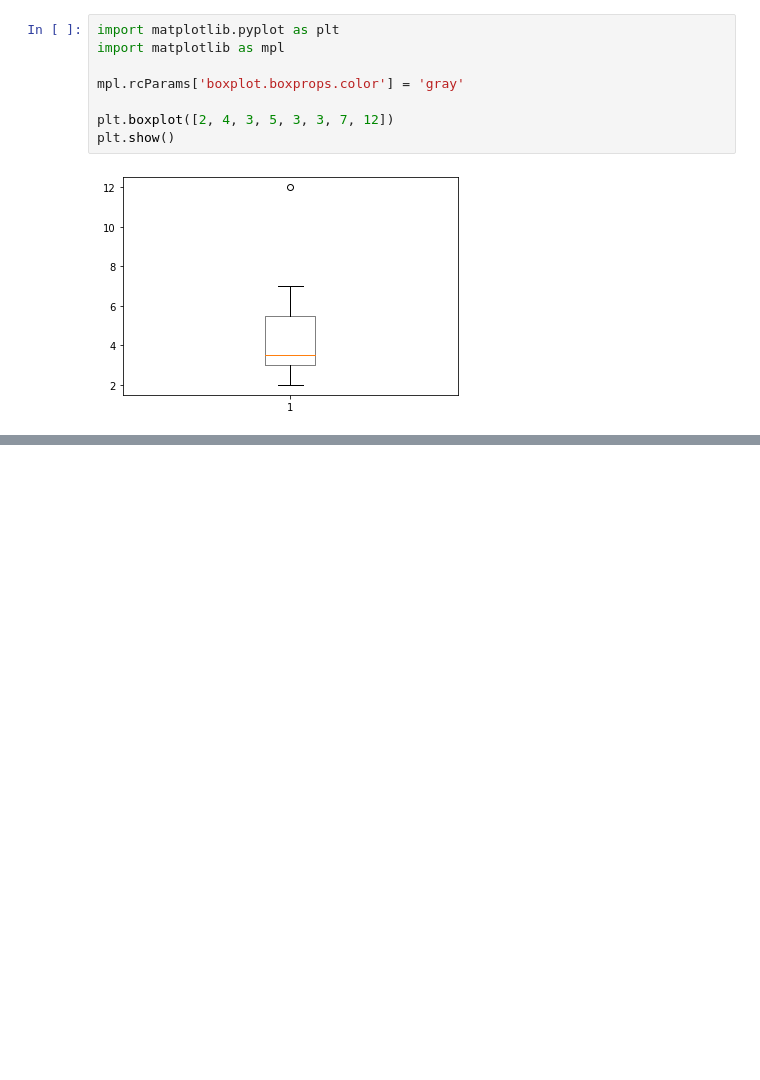
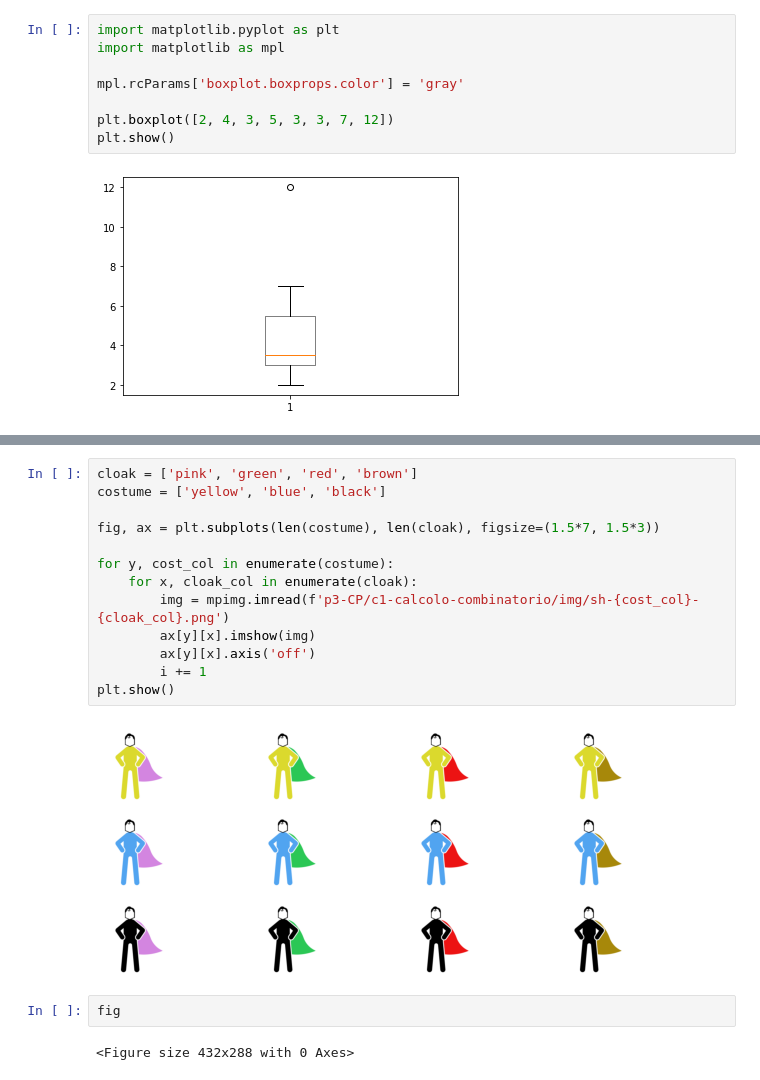
Before and after one commit to dariomalchiodi/sds, a Jupyter notebook: sds/notebooks.ipynb, the cells around one changed output, grey strips where cells are left out. Cells and saved outputs as stored; diff of their text form; blank space fills up the shorter version.

```diff
--- a/sds/notebooks.ipynb
+++ b/sds/notebooks.ipynb
@@ -125,0 +136,19 @@ plt.show()
+# %%
+cloak = ['pink', 'green', 'red', 'brown']
+costume = ['yellow', 'blue', 'black']
+
+fig, ax = plt.subplots(len(costume), len(cloak), figsize=(1.5*7, 1.5*3))
+
+for y, cost_col in enumerate(costume):
+    for x, cloak_col in enumerate(cloak):
+        img = mpimg.imread(f'p3-CP/c1-calcolo-combinatorio/img/sh-{cost_col}-{cloak_col}.png')
+        ax[y][x].imshow(img)
+        ax[y][x].axis('off')
+        i += 1
+plt.show()
+# %% [output]
+[figure, added]
+# %%
+fig
+# %% [output]
+<Figure size 432x288 with 0 Axes>
```
Also changed, not shown: parts of 7 cells of this notebook, 46 other files.
